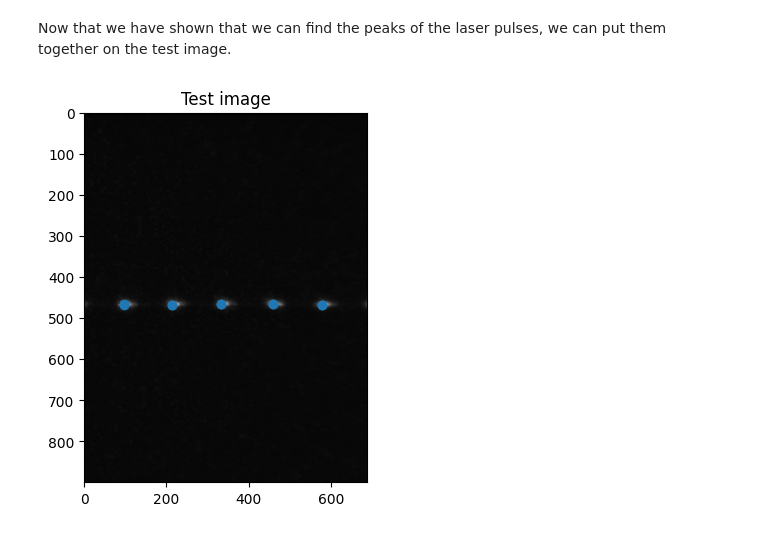
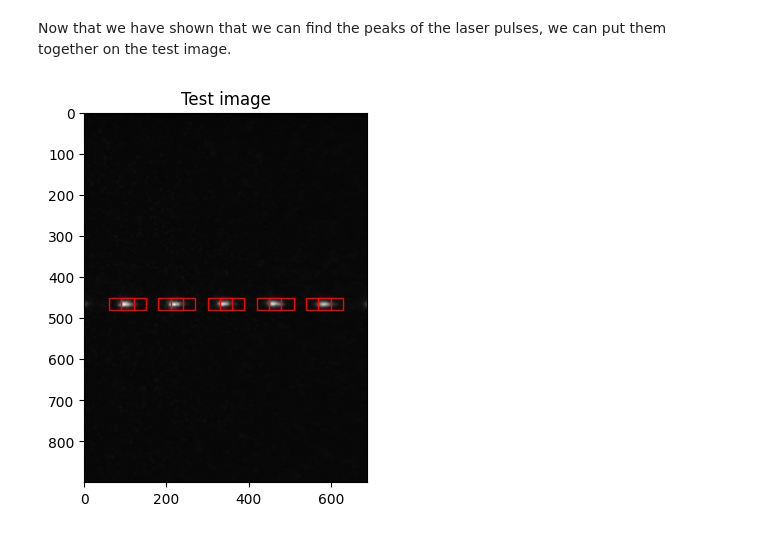
Before and after one commit to san-ford/Laser_Pulse_Identification, a Jupyter notebook: Demo.ipynb, the cells around one changed output. Saved outputs shown, nothing was run; the diff lists cells and outputs as text; code cells hidden in the pictures.

Commit message:
Added image, revised plots

```diff
--- a/Demo.ipynb
+++ b/Demo.ipynb
@@ -207,19 +205,26 @@ for i in range(len(X_test)):
 # %% [markdown]
 Now that we have shown that we can find the peaks of the laser pulses, we can put them together on the test image.
 # %%
-# find coordinates of pulse peaks predicted in the test image
+# find coordinates of predicted pulses and their peaks in the test image
 x_peaks = []
 y_peaks = []
+boxes = []
 for i in range(len(X_test)):
     if test_label[i]:
         peak = get_peak(X_test[i])
         x_peaks.append(block_origin[i][1] + peak[0])
         y_peaks.append(block_origin[i][0] + peak[1])
+        boxes.append(patches.Rectangle((block_origin[i][1], block_origin[i][0]), 60, 30,
+                                       linewidth=1, edgecolor='r', facecolor='none'))
 # %%
-# show pulse peaks predicted in the test image
-plt.imshow(test, cmap="grey")
+# show prediction of pulses in the test image
+fig, ax = plt.subplots()
+ax.imshow(test, cmap="grey")
+
+# add boxes to image
+for box in boxes:
+    ax.add_patch(box)
 plt.title("Test image")
-plt.scatter(x_peaks, y_peaks)
 plt.show()
 # %% [output]
-[figure, old version]
+[figure, new version]
```
Also changed, not shown: parts of 4 cells of this notebook.
